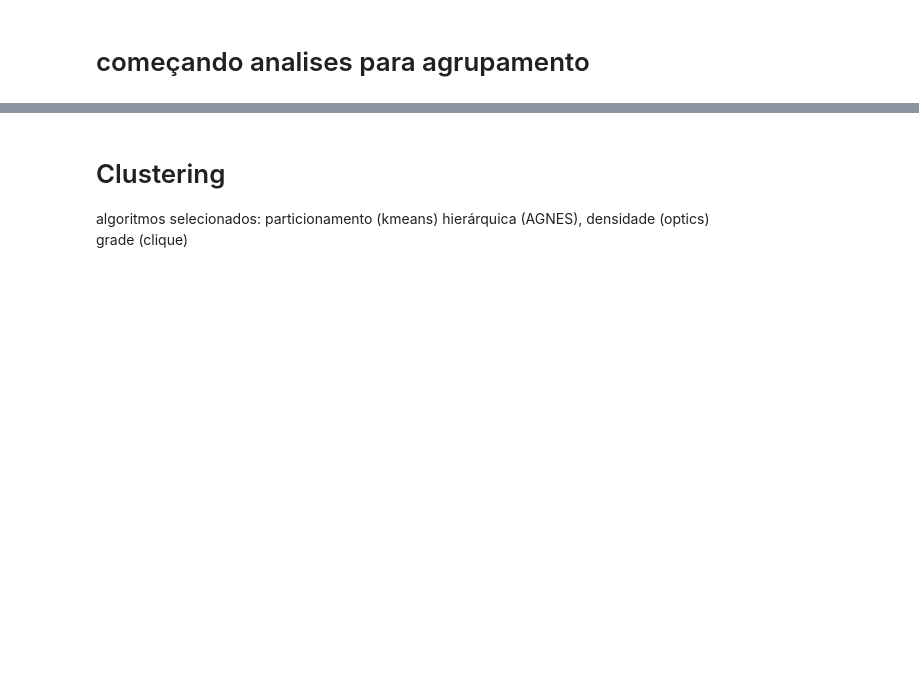
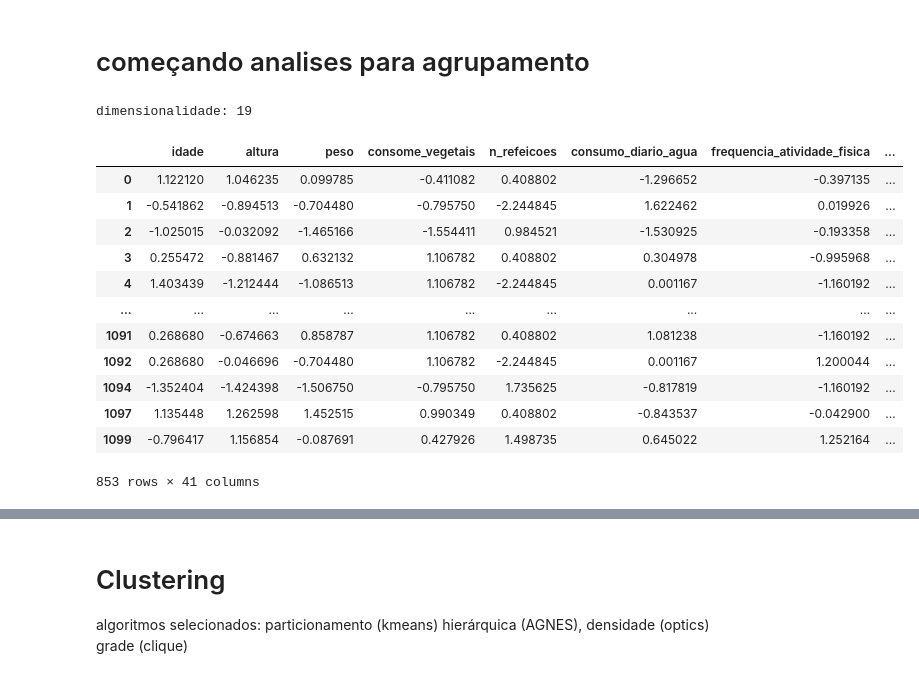
Before and after one commit to LanaArmond/DCC127-2024.3, a Jupyter notebook: DCC127_Trabalho_03.ipynb, the cells around one changed output, grey strips where cells are left out. Drawn from its saved outputs; the diff is of its cells as text; code cells hidden in the pictures; blank space fills up the shorter version.

```diff
--- a/DCC127_Trabalho_03.ipynb
+++ b/DCC127_Trabalho_03.ipynb
@@ -474,20 +496,48 @@ plt.show()
 # %%
 numerical_columns_clustering_refinado = ['idade_int', 'consome_vegetais_int', 'n_refeicoes_int', 'consumo_diario_agua_int', 'frequencia_atividade_fisica_int', 'IMC']
 numerical_columns_clustering = ['idade', 'consome_vegetais', 'n_refeicoes', 'consumo_diario_agua', 'frequencia_atividade_fisica', 'tempo_usando_eletronicos', 'IMC', 'peso', 'altura']
 
-category_columns_clustering = [
+category_columns_clustering_refinado = [
   'dummy_sexo',
   'dummy_historico_obesidade_familia',
   'dummy_consome_comida_calorica',
   'dummy_come_entre_refeicoes',
   'dummy_fuma',
   'dummy_tipo_transporte_adaptado_ativo',
   'dummy_tipo_transporte_adaptado_individual',
   'dummy_tipo_transporte_adaptado_transporte publico'
 ]
 
+category_columns_clustering = [
+  'dummy_sexo',
+  'dummy_historico_obesidade_familia',
+  'dummy_consome_comida_calorica',
+  'dummy_come_entre_refeicoes',
+  'dummy_fuma',
+  'dummy_tipo_transporte_andando',
+  'dummy_tipo_transporte_bicicleta',
+  'dummy_tipo_transporte_carro',
+  'dummy_tipo_transporte_moto',
+  'dummy_tipo_transporte_transporte publico'
+]
+
 print(f"dimensionalidade: {len(numerical_columns_clustering + category_columns_clustering)}")
 
-scaled_df = scale_data(df, list(set(numerical_columns_clustering + category_columns_clustering + numerical_columns_clustering_refinado)))
+scaled_df = scale_data(df, list(set(numerical_columns_clustering + category_columns_clustering_refinado + numerical_columns_clustering_refinado + category_columns_clustering)))
 scaled_df
+# %% [output]
+dimensionalidade: 19
+|  | idade | altura | peso | consome_vegetais | n_refeicoes | consumo_diario_agua | frequencia_atividade_fisica | ... |
+| 0 | 1.122120 | 1.046235 | 0.099785 | -0.411082 | 0.408802 | -1.296652 | -0.397135 | ... |
+| 1 | -0.541862 | -0.894513 | -0.704480 | -0.795750 | -2.244845 | 1.622462 | 0.019926 | ... |
+| 2 | -1.025015 | -0.032092 | -1.465166 | -1.554411 | 0.984521 | -1.530925 | -0.193358 | ... |
+| 3 | 0.255472 | -0.881467 | 0.632132 | 1.106782 | 0.408802 | 0.304978 | -0.995968 | ... |
+| 4 | 1.403439 | -1.212444 | -1.086513 | 1.106782 | -2.244845 | 0.001167 | -1.160192 | ... |
+| ... | ... | ... | ... | ... | ... | ... | ... | ... |
+| 1091 | 0.268680 | -0.674663 | 0.858787 | 1.106782 | 0.408802 | 1.081238 | -1.160192 | ... |
+| 1092 | 0.268680 | -0.046696 | -0.704480 | 1.106782 | -2.244845 | 0.001167 | 1.200044 | ... |
+| 1094 | -1.352404 | -1.424398 | -1.506750 | -0.795750 | 1.735625 | -0.817819 | -1.160192 | ... |
+| 1097 | 1.135448 | 1.262598 | 1.452515 | 0.990349 | 0.408802 | -0.843537 | -0.042900 | ... |
+| 1099 | -0.796417 | 1.156854 | -0.087691 | 0.427926 | 1.498735 | 0.645022 | 1.252164 | ... |
+853 rows × 41 columns
 # %%
```
Also changed, not shown: parts of 5 cells of this notebook.
